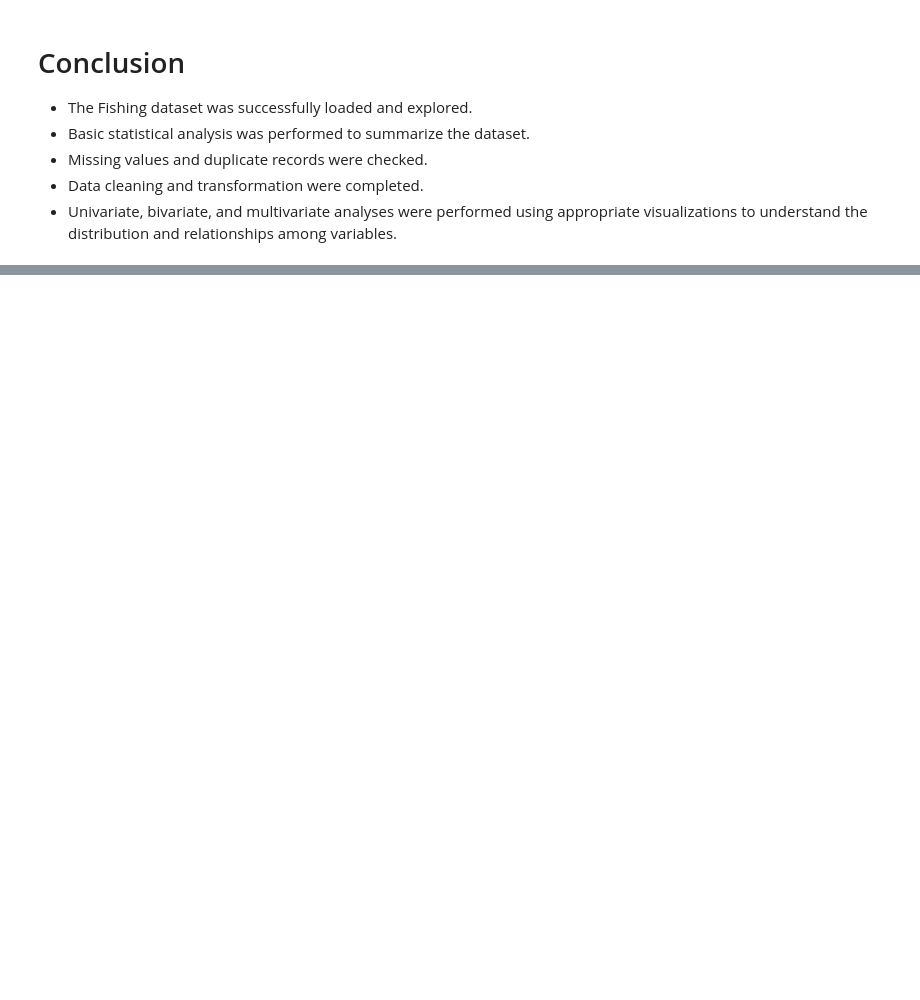
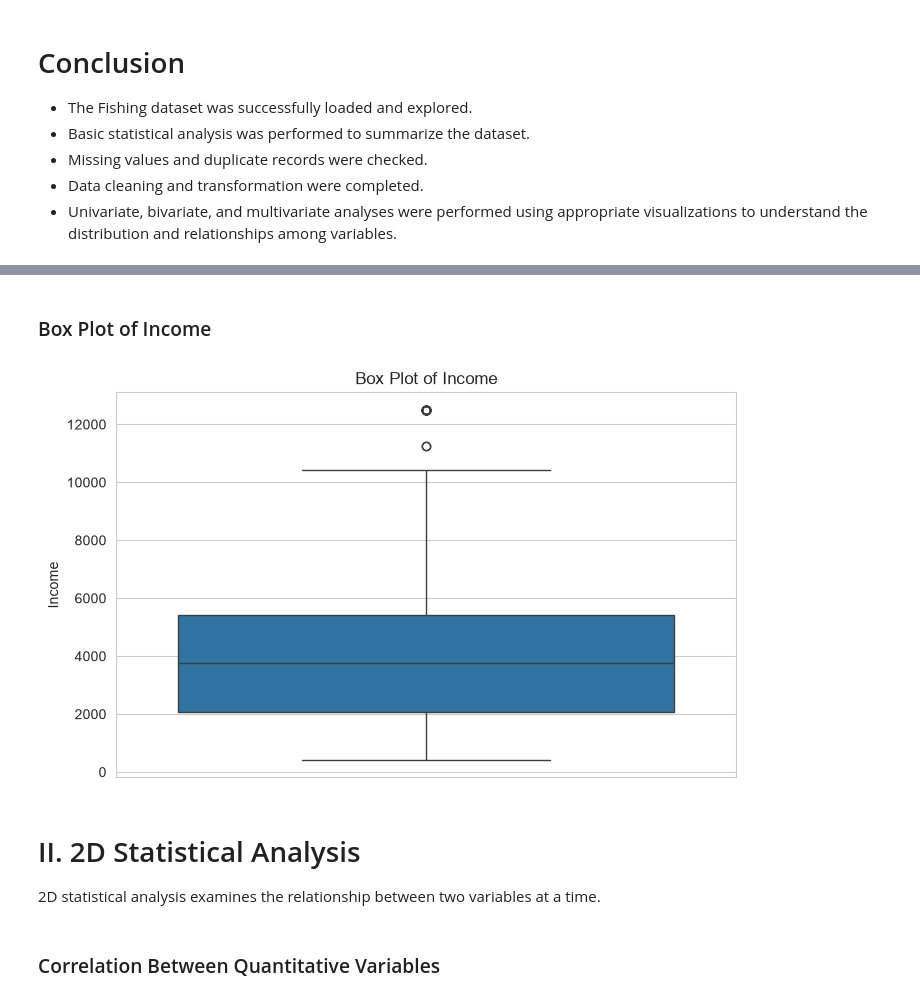
Before and after one commit to SaukhyadMohole/Mohole-Saukhyad-Bhupendra, a Jupyter notebook: EDA_Phase1_Fishing.ipynb, the cells around one changed output, grey strips where cells are left out. Cells and saved outputs as stored; diff of their text form; code cells hidden in the pictures; blank space fills up the shorter version.

```diff
--- a/EDA_Phase1_Fishing.ipynb
+++ b/EDA_Phase1_Fishing.ipynb
@@ -475,0 +617,16 @@ plt.show()
+# %% [markdown]
+### Box Plot of Income
+# %%
+plt.figure(figsize=(8,5))
+sns.boxplot(y=phase2_df["income"])
+plt.title("Box Plot of Income")
+plt.ylabel("Income")
+plt.show()
+# %% [output]
+[figure, added]
+# %% [markdown]
+# II. 2D Statistical Analysis
+
+2D statistical analysis examines the relationship between two variables at a time.
+# %% [markdown]
+### Correlation Between Quantitative Variables
```
Also changed, not shown: parts of 80 cells of this notebook.
